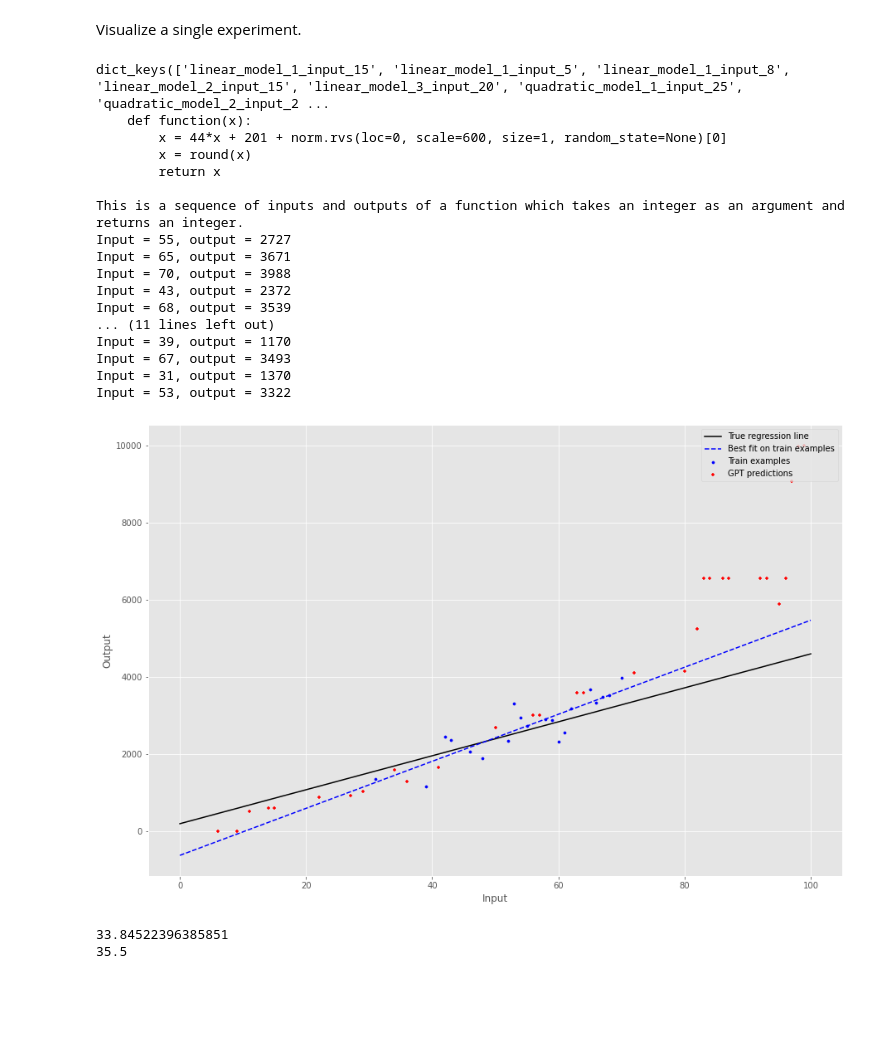
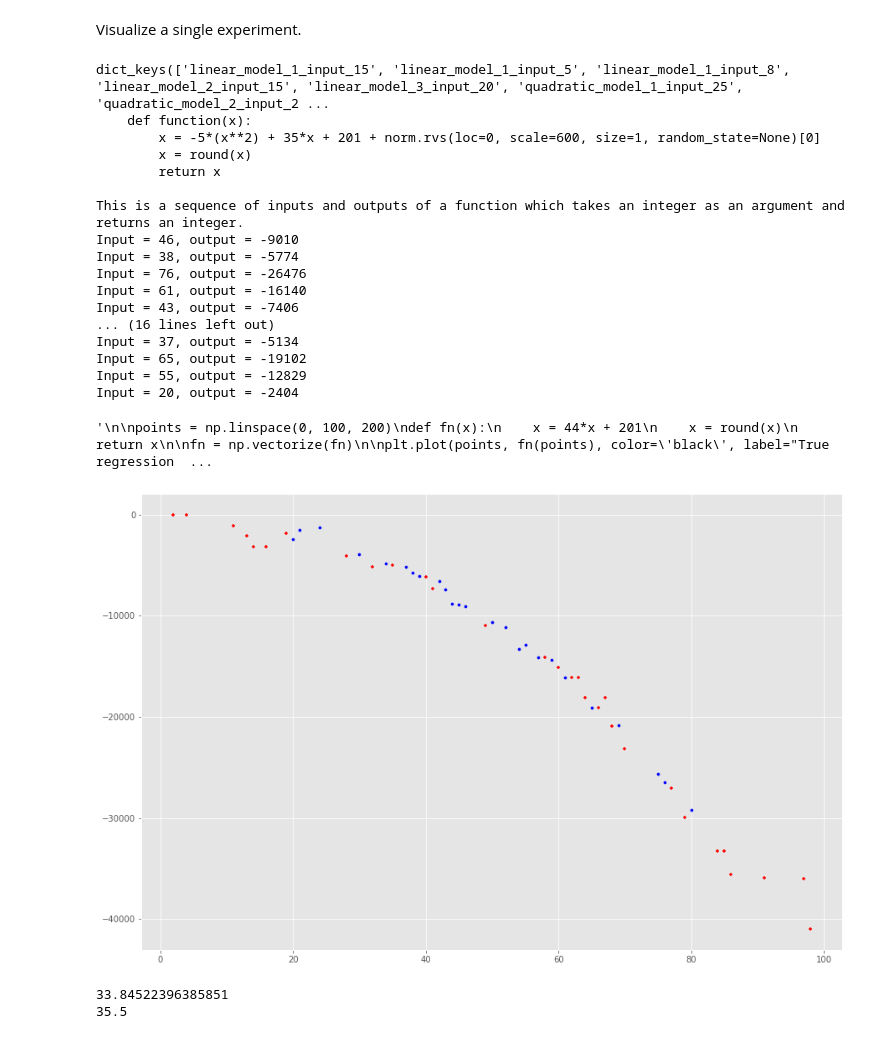
Before and after one commit to rovle/gpt3-in-context-fitting, a Jupyter notebook: visualize_experiment.ipynb, the cells around one changed output. Drawn from its saved outputs; the diff is of its cells as text; code cells hidden in the pictures; blank space fills up the shorter version.

Commit message:
work some more on visualizations

```diff
--- a/visualize_experiment.ipynb
+++ b/visualize_experiment.ipynb
@@ -12,71 +13,73 @@ with open('experiments_log.json', 'r') as file:
 
 print(experiments.keys())
 
-print(experiments['linear_model_3_input_20']['function'])
+print(experiments['quadratic_model_1_input_25']['function'])
 
-print(experiments['linear_model_3_input_20']['input_text'])
+print(experiments['quadratic_model_1_input_25']['input_text'])
 # %% [output]
 dict_keys(['linear_model_1_input_15', 'linear_model_1_input_5', 'linear_model_1_input_8', 'linear_model_2_input_15', 'linear_model_3_input_20', 'quadratic_model_1_input_25', 'quadratic_model_2_input_2 ...
     def function(x):
-        x = 44*x + 201 + norm.rvs(loc=0, scale=600, size=1, random_state=None)[0]
+        x = -5*(x**2) + 35*x + 201 + norm.rvs(loc=0, scale=600, size=1, random_state=None)[0]
         x = round(x)
         return x
 
 This is a sequence of inputs and outputs of a function which takes an integer as an argument and returns an integer.
-Input = 55, output = 2727
-Input = 65, output = 3671
-Input = 70, output = 3988
-Input = 43, output = 2372
-Input = 68, output = 3539
-... (11 lines left out)
-Input = 39, output = 1170
-Input = 67, output = 3493
-Input = 31, output = 1370
-Input = 53, output = 3322
+Input = 46, output = -9010
+Input = 38, output = -5774
+Input = 76, output = -26476
+Input = 61, output = -16140
+Input = 43, output = -7406
+... (16 lines left out)
+Input = 37, output = -5134
+Input = 65, output = -19102
+Input = 55, output = -12829
+Input = 20, output = -2404
 # %%
-experiment_name = 'linear_model_3_input_20'
+experiment_name = 'quadratic_model_1_input_25'
 
 experiment = experiments[experiment_name]
 
 x_train, y_train = experiment['input_train'], experiment['output_train']
 x_test, y_test = experiment['input_test'], experiment['output_test_cleaned']
 
-train_implied_lm = LinearRegression().fit(np.array(x_train).reshape(-1, 1),
-                                            y_train)
-test_implied_lm = LinearRegression().fit(np.array(x_test).reshape(-1, 1),
-                                            y_test)
+#train_implied_lm = LinearRegression().fit(np.array(x_train).reshape(-1, 1),
+                                       #     y_train)
+#test_implied_lm = LinearRegression().fit(np.array(x_test).reshape(-1, 1),
+                                      #      y_test)
 
 
 
 fig, ax = plt.subplots(figsize=(15,10))
 
 ax.scatter(x_train, y_train, s=10, c='b', marker="o", label='Train examples')
 ax.scatter(x_test, y_test, s=10, c='r', marker="+", label='GPT predictions')
 
 # quadratic_model_1_input_25:
 #ax.plot([0, 100], [201, 44*100 + 201], c='black', label='True regression line')
-
+"""
 
 points = np.linspace(0, 100, 200)
 def fn(x):
     x = 44*x + 201
     x = round(x)
     return x
 
 fn = np.vectorize(fn)
 
 plt.plot(points, fn(points), color='black', label="True regression line")
 
 ax.plot([0, 100], [train_implied_lm.intercept_,
                     train_implied_lm.coef_[0]*100 + train_implied_lm.intercept_],
             ls='--', color='b', label="Best fit on train examples")
 
 #ax.plot([0, 100], [test_implied_lm.intercept_,
 #                    test_implied_lm.coef_[0]*100 + test_implied_lm.intercept_],
 #            ls='--', color='r', label="Best fit of GPT predictions")
 ax.set_xlabel("Input")
 ax.set_ylabel("Output")
 plt.legend(loc='upper right')
 plt.show()
+"""
 # %% [output]
+'\n\npoints = np.linspace(0, 100, 200)\ndef fn(x):\n    x = 44*x + 201\n    x = round(x)\n    return x\n\nfn = np.vectorize(fn)\n\nplt.plot(points, fn(points), color=\'black\', label="True regression  ...
-[figure, old version]
+[figure, new version]
```
Also changed, not shown: parts of 13 cells of this notebook, 1 other file.
